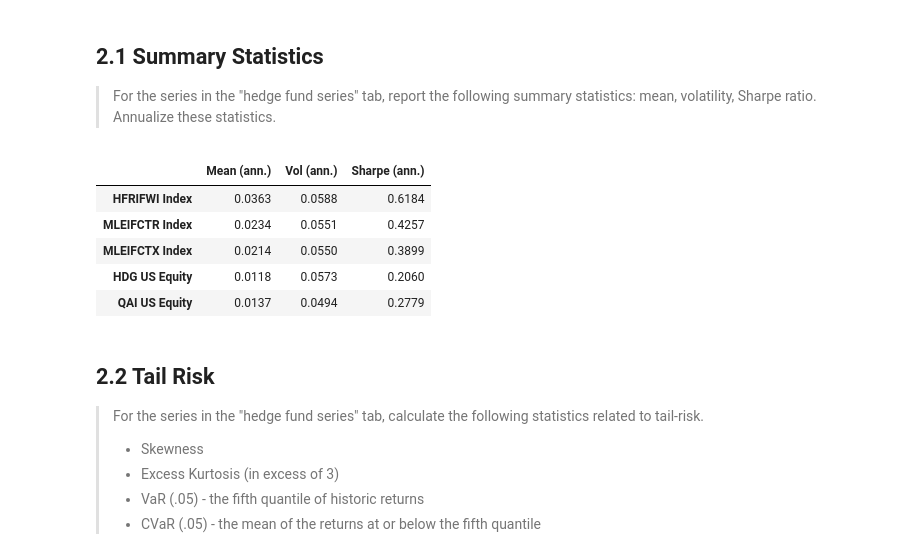
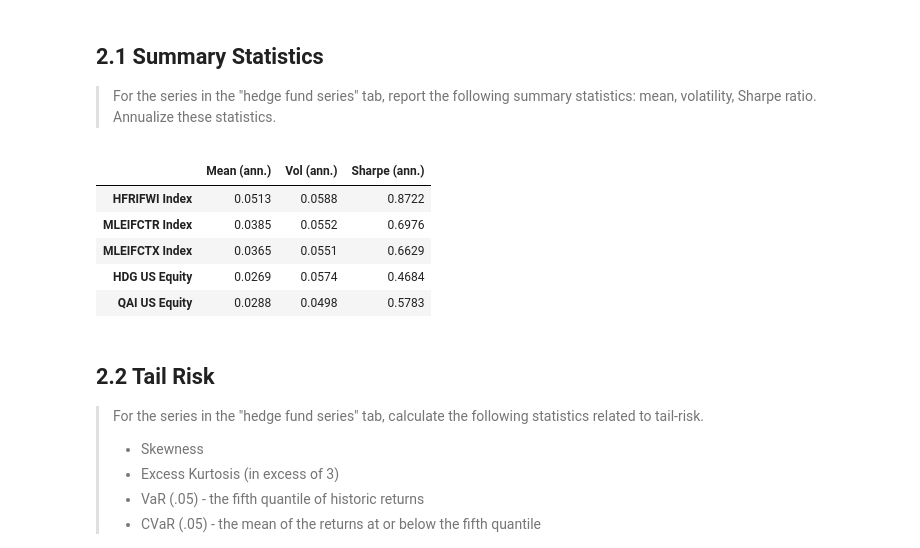
Before and after one commit to Brendon-Wang/finm-36700portfolio, a Jupyter notebook: hw2_proshares_replication/proshares_replication.ipynb, the cells around one changed output. Saved outputs shown, nothing was run; the diff lists cells and outputs as text; code cells hidden in the pictures.

```diff
--- a/hw2_proshares_replication/proshares_replication.ipynb
+++ b/hw2_proshares_replication/proshares_replication.ipynb
@@ -196,22 +196,21 @@ Merrill factors  : ['SPY US Equity', 'USGG3M Index', 'EEM US Equity', 'EFA US Eq
 ## 2.1 Summary Statistics
 > For the series in the "hedge fund series" tab, report the following summary statistics: mean, volatility, Sharpe ratio. Annualize these statistics.
 # %%
-rf = factors['USGG3M Index']
-hf_ex = hf.sub(rf, axis=0)
-
+# Series are treated as excess returns already, so Sharpe = mean / vol with no rf subtraction.
+# HFRI has one NaN (Sep 2025), handled per column by pandas.
 stats = pd.DataFrame({
-    'Mean (ann.)': hf_ex.mean() * FREQ,
-    'Vol (ann.)':  hf_ex.std() * np.sqrt(FREQ),
+    'Mean (ann.)': hf.mean() * FREQ,
+    'Vol (ann.)':  hf.std() * np.sqrt(FREQ),
 })
 stats['Sharpe (ann.)'] = stats['Mean (ann.)'] / stats['Vol (ann.)']
 stats
 # %% [output]
 |  | Mean (ann.) | Vol (ann.) | Sharpe (ann.) |
-| HFRIFWI Index | 0.0363 | 0.0588 | 0.6184 |
-| MLEIFCTR Index | 0.0234 | 0.0551 | 0.4257 |
-| MLEIFCTX Index | 0.0214 | 0.0550 | 0.3899 |
-| HDG US Equity | 0.0118 | 0.0573 | 0.2060 |
-| QAI US Equity | 0.0137 | 0.0494 | 0.2779 |
+| HFRIFWI Index | 0.0513 | 0.0588 | 0.8722 |
+| MLEIFCTR Index | 0.0385 | 0.0552 | 0.6976 |
+| MLEIFCTX Index | 0.0365 | 0.0551 | 0.6629 |
+| HDG US Equity | 0.0269 | 0.0574 | 0.4684 |
+| QAI US Equity | 0.0288 | 0.0498 | 0.5783 |
 # %% [markdown]
 ## 2.2 Tail Risk
 > For the series in the "hedge fund series" tab, calculate the following statistics related to tail-risk.
```
Also changed, not shown: parts of 4 cells of this notebook.
